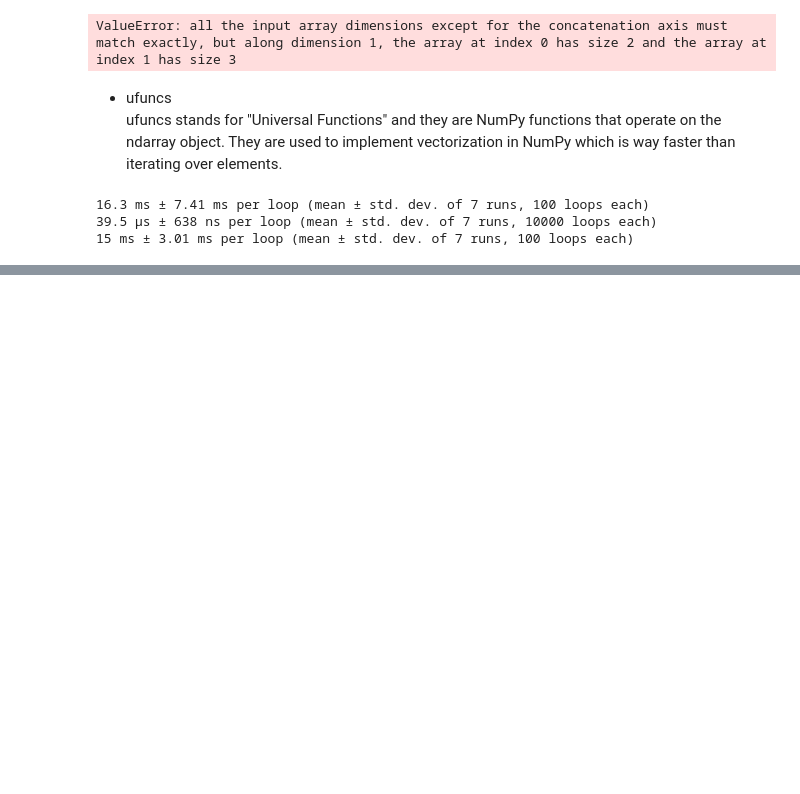
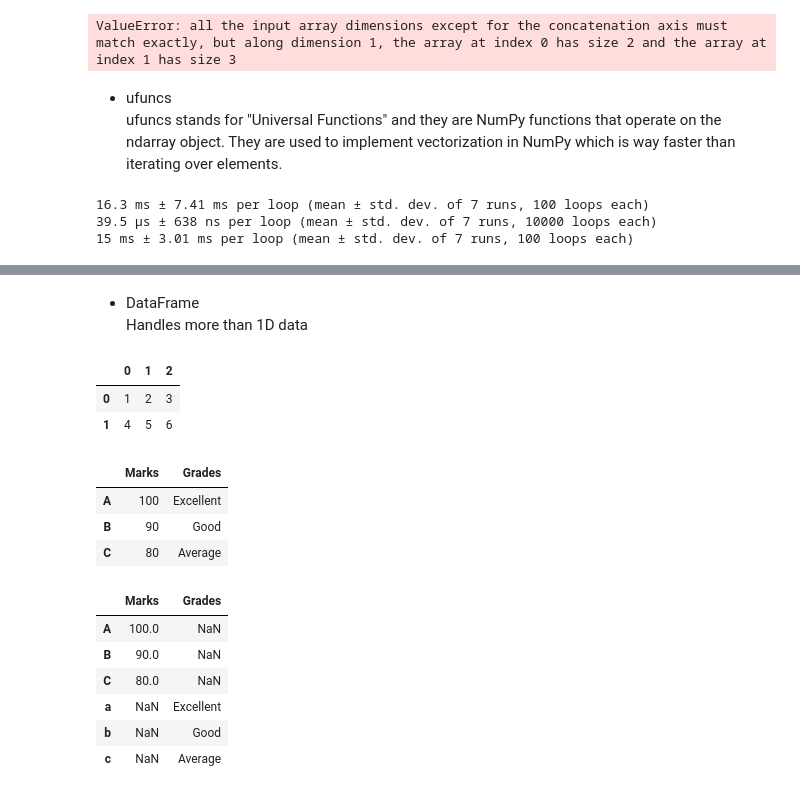
Before and after one commit to Aseem2004/Data_Science, a Jupyter notebook: 1_Python/Basics_of_Data_Science_Libraries.ipynb, the cells around one changed output, grey strips where cells are left out. Saved outputs shown, nothing was run; the diff lists cells and outputs as text; code cells hidden in the pictures; blank space fills up the shorter version.

```diff
--- a/1_Python/Basics_of_Data_Science_Libraries.ipynb
+++ b/1_Python/Basics_of_Data_Science_Libraries.ipynb
@@ -579,0 +701,33 @@ a=np.round(10*np.random.rand(100000))
+# %% [markdown]
+* DataFrame <br>
+Handles more than 1D data
+# %%
+a=pd.DataFrame([[1,2,3],[4,5,6]])
+a
+# %% [output]
+|  | 0 | 1 | 2 |
+| 0 | 1 | 2 | 3 |
+| 1 | 4 | 5 | 6 |
+# %%
+marks={'A':100, 'B':90, 'C':80}
+grades={'A':'Excellent', 'B':'Good', 'C':'Average'}
+a=pd.DataFrame({'Marks':marks, 'Grades':grades})
+a
+# %% [output]
+|  | Marks | Grades |
+| A | 100 | Excellent |
+| B | 90 | Good |
+| C | 80 | Average |
+# %%
+marks={'A':100, 'B':90, 'C':80}
+grades={'a':'Excellent', 'b':'Good', 'c':'Average'}
+a=pd.DataFrame({'Marks':marks, 'Grades':grades})
+a
+# %% [output]
+|  | Marks | Grades |
+| A | 100.0 | NaN |
+| B | 90.0 | NaN |
+| C | 80.0 | NaN |
+| a | NaN | Excellent |
+| b | NaN | Good |
+| c | NaN | Average |
```
Also changed, not shown: parts of 52 cells of this notebook.
